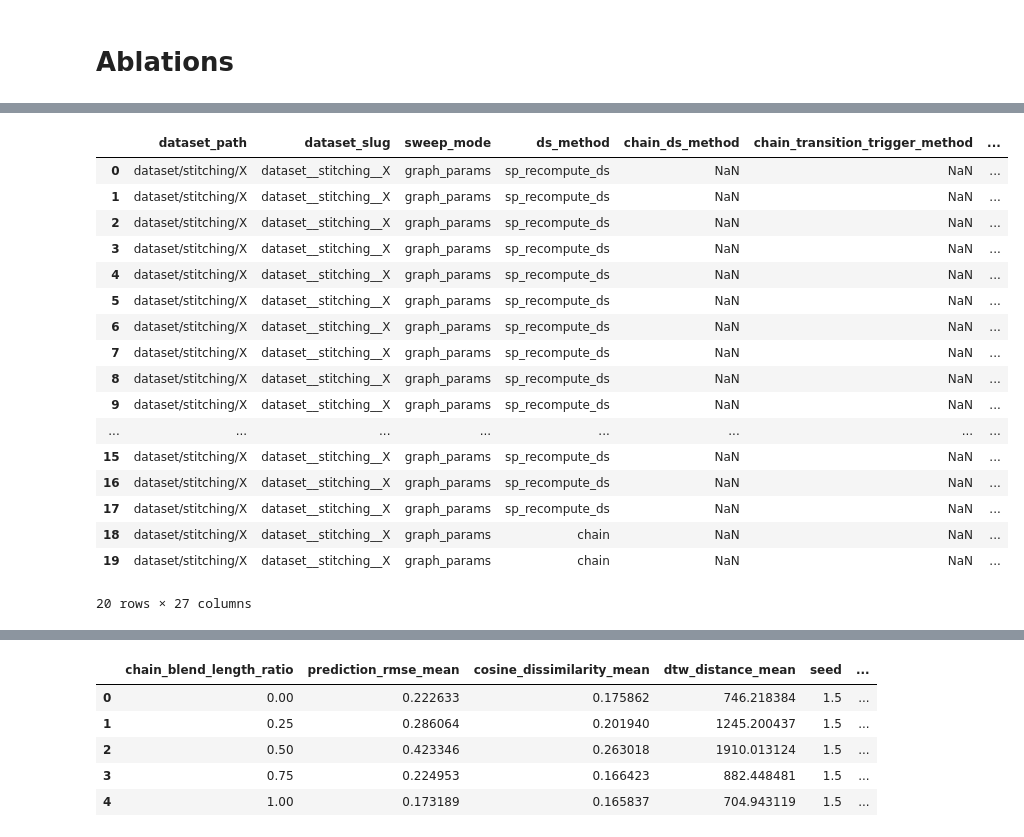
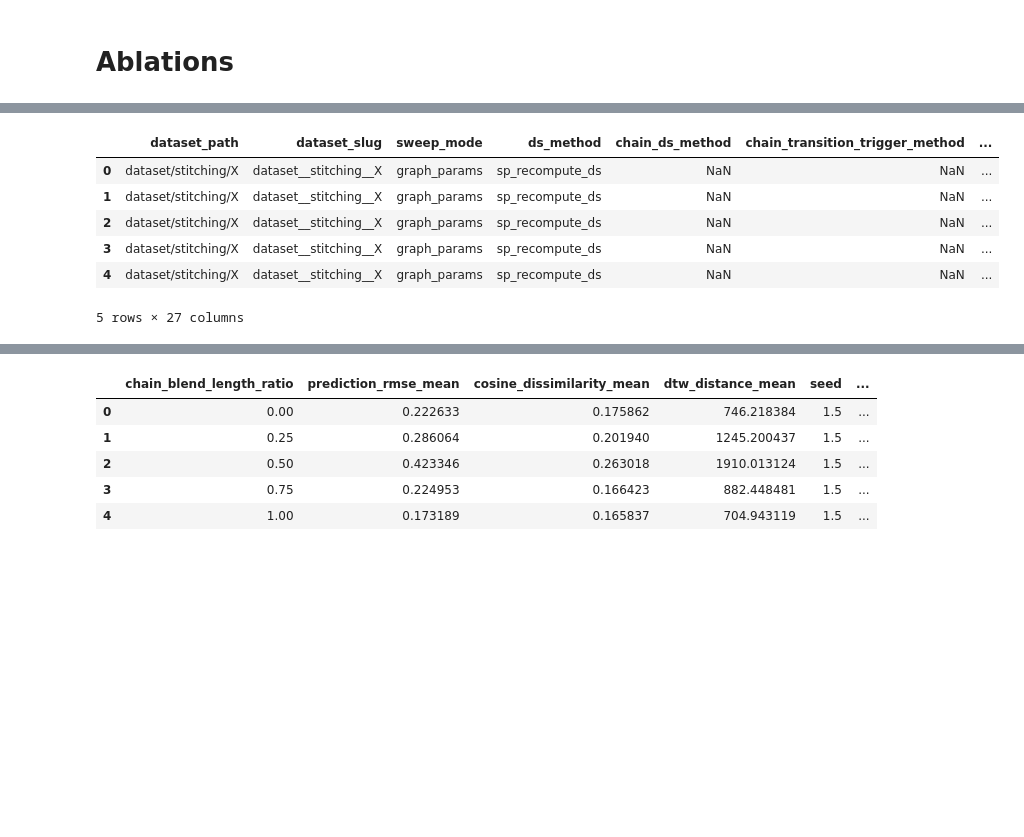
Before and after one commit to KilianFt/DemoStitching, a Jupyter notebook: plots.ipynb, the cells around one changed output, grey strips where cells are left out. Cells and saved outputs as stored; diff of their text form; code cells hidden in the pictures; blank space fills up the shorter version.

```diff
--- a/plots.ipynb
+++ b/plots.ipynb
@@ -36,24 +101,13 @@ len(graph_param_df)
 # %%
-graph_param_df.head(20)
+graph_param_df.head()
 # %% [output]
 |  | dataset_path | dataset_slug | sweep_mode | ds_method | chain_ds_method | chain_transition_trigger_method | ... |
 | 0 | dataset/stitching/X | dataset__stitching__X | graph_params | sp_recompute_ds | NaN | NaN | ... |
 | 1 | dataset/stitching/X | dataset__stitching__X | graph_params | sp_recompute_ds | NaN | NaN | ... |
 | 2 | dataset/stitching/X | dataset__stitching__X | graph_params | sp_recompute_ds | NaN | NaN | ... |
 | 3 | dataset/stitching/X | dataset__stitching__X | graph_params | sp_recompute_ds | NaN | NaN | ... |
 | 4 | dataset/stitching/X | dataset__stitching__X | graph_params | sp_recompute_ds | NaN | NaN | ... |
-| 5 | dataset/stitching/X | dataset__stitching__X | graph_params | sp_recompute_ds | NaN | NaN | ... |
-| 6 | dataset/stitching/X | dataset__stitching__X | graph_params | sp_recompute_ds | NaN | NaN | ... |
-| 7 | dataset/stitching/X | dataset__stitching__X | graph_params | sp_recompute_ds | NaN | NaN | ... |
-| 8 | dataset/stitching/X | dataset__stitching__X | graph_params | sp_recompute_ds | NaN | NaN | ... |
-| 9 | dataset/stitching/X | dataset__stitching__X | graph_params | sp_recompute_ds | NaN | NaN | ... |
-| ... | ... | ... | ... | ... | ... | ... | ... |
-| 15 | dataset/stitching/X | dataset__stitching__X | graph_params | sp_recompute_ds | NaN | NaN | ... |
-| 16 | dataset/stitching/X | dataset__stitching__X | graph_params | sp_recompute_ds | NaN | NaN | ... |
-| 17 | dataset/stitching/X | dataset__stitching__X | graph_params | sp_recompute_ds | NaN | NaN | ... |
-| 18 | dataset/stitching/X | dataset__stitching__X | graph_params | chain | NaN | NaN | ... |
-| 19 | dataset/stitching/X | dataset__stitching__X | graph_params | chain | NaN | NaN | ... |
-20 rows × 27 columns
+5 rows × 27 columns
 # %%
 import matplotlib.pyplot as plt
 import numpy as np
```
Also changed, not shown: parts of 18 cells of this notebook, 24 other files.
